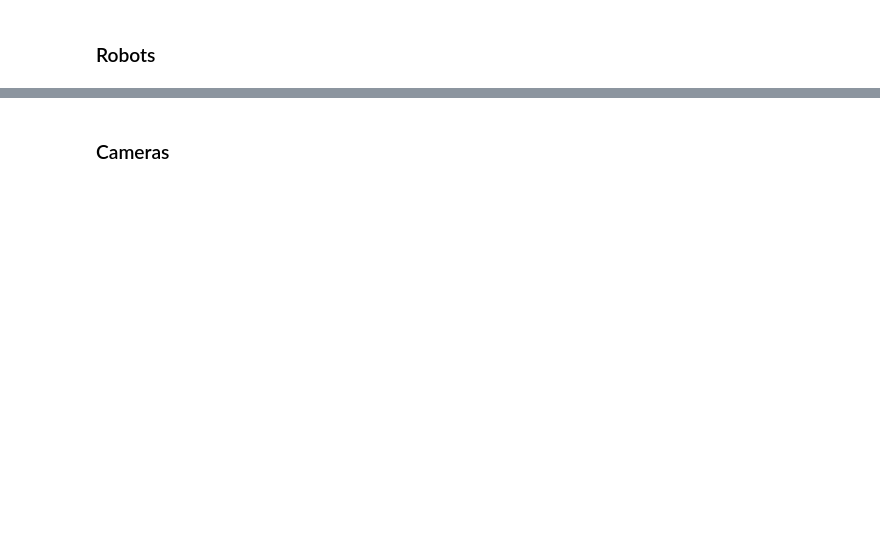
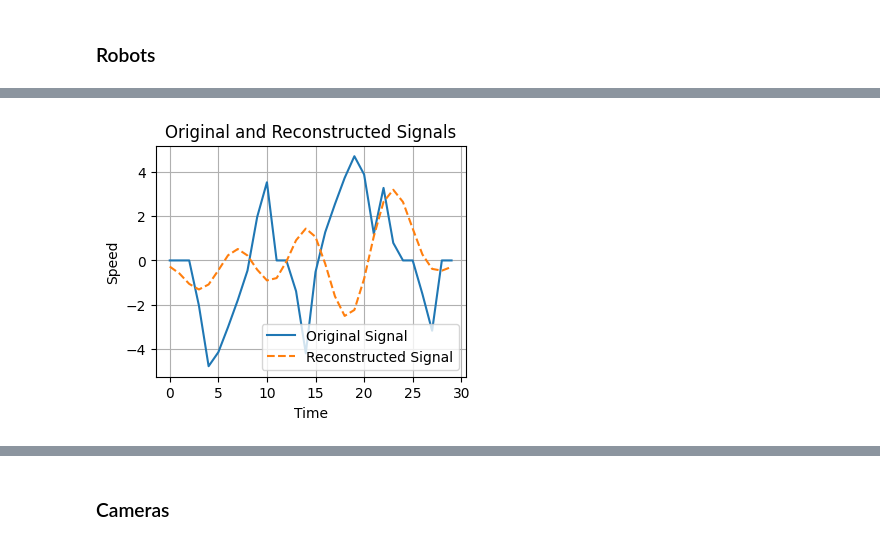
Before and after one commit to brjo0501/Master-Thesis_Code, a Jupyter notebook: Read Files.ipynb, the cells around one changed output, grey strips where cells are left out. Saved outputs shown, nothing was run; the diff lists cells and outputs as text; code cells hidden in the pictures; blank space fills up the shorter version.

```diff
--- a/Read Files.ipynb
+++ b/Read Files.ipynb
@@ -188,3 +217,19 @@ plt.show()
+# %%
+# Reconstruct the signal using inverse FFT
+reconstructed_signal = ifft(speed_fft,30)
+
+# Plotting the original and reconstructed signals
+plt.figure(figsize=(4, 3))
+plt.plot(test, label='Original Signal')
+plt.plot(reconstructed_signal.real, label='Reconstructed Signal', linestyle='--')
+plt.title('Original and Reconstructed Signals')
+plt.xlabel('Time')
+plt.ylabel('Speed')
+plt.legend()
+plt.grid()
+plt.show()
+# %% [output]
+[figure, added]
 # %%
 rob_data_df = pd.read_csv(file_selected)
 
```
Also changed, not shown: parts of 13 cells of this notebook, 1 other file.
